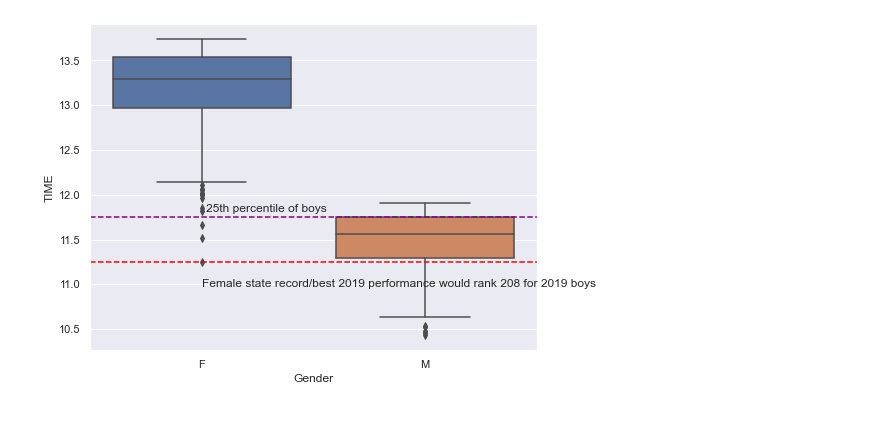
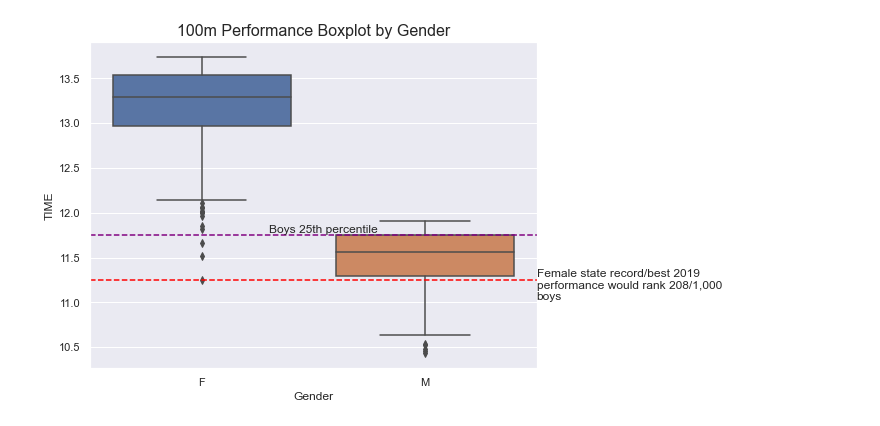
Before and after one commit to cacalc/Track-Times-Python-Code, a Jupyter notebook: TrackTimes.ipynb, the cells around one changed output. Drawn from its saved outputs; the diff is of its cells as text; code cells hidden in the pictures.

```diff
--- a/TrackTimes.ipynb
+++ b/TrackTimes.ipynb
@@ -60,12 +110,14 @@ def feetConversion(x):
 # %%
+# Create gender and event lists to build a loop to load data
 genderList = ['M', 'F']
-eventList = ['100','200','100mH','200','300mH','400','800','1600','3200','Discus','HighJump',
-        'Javelin','LongJump','ShotPut','TripleJump']
+eventList = ['100m','200m','400m','800m','1600m','3200m','Discus','HighJump',
+       'Javelin','LongJump','ShotPut','TripleJump']
 
 
-femaleStateRecords = {'100':11.25, '200': 22.95, '100mH':12.95,
-                      '400': 52.82, '300mH':41.10,
-                     '800': 120.07, '1600':277.07, '3200':594.75,
+# Female state records (best of all time) in a dict to compare to 2019 data
+femaleStateRecords = {'100m':11.25, '200m': 22.95, '100mH':12.95,
+                      '400m': 52.82, '300mH':41.10,
+                     '800m': 120.07, '1600m':277.07, '3200m':594.75,
                      '300mH':41.10, 'Discus':feetConversion('169-2') ,
                       'HighJump':feetConversion('6-1'),
                      'Javelin':feetConversion('185-8'), 'LongJump':feetConversion('20-8.5'),
@@ -74,65 +128,81 @@ femaleStateRecords = {'100':11.25, '200': 22.95, '100mH':12.95,
 for event in eventList:
     femaleDF = pd.read_csv(r'outdoorF{eventName}.csv'.format(eventName = event), encoding= 'unicode_escape')
     maleDF = pd.read_csv(r'outdoorM{eventName}.csv'.format(eventName = event), encoding= 'unicode_escape')
-    print(femaleDF.columns[1], event)
 
+    # Set analysis column variable to either Time or Mark (length in feet) based on column value in the Female dataset
+    # This determines how the data gets cleaned
     if femaleDF.columns[1] == 'TIME':
         analysisColumn = 'TIME'
     else:
         analysisColumn = 'MARK'
 
-    dfList = [femaleDF , maleDF]
+    dfList = [maleDF, femaleDF]
 
     for df in dfList:
-        df[analysisColumn] = df[analysisColumn].astype({analysisColumn: 'str'})
+        #clean up data: convert to string, removeLeadingZeros, replace any extra text
+        df[analysisColumn] = df[analysisColumn].astype('str')
         df[analysisColumn] = df[analysisColumn].apply(lambda x: removeLeadingZeros(x))
+
         df[analysisColumn] = df[analysisColumn].apply(lambda x: x.lower())
-        df[analysisColumn] = df[analysisColumn].replace(to_replace ='\s|[a-z]', value = '', regex = True)
+        df[analysisColumn] = df[analysisColumn].dropna(axis=0)
 
-        if analysisColumn == 'TIME':
+        if analysisColumn == 'TIME': #clean up data if it is a time
+            df[analysisColumn] = df[analysisColumn].replace(to_replace ='\s|[a-z]', value = '', regex = True)
             df[analysisColumn] = df[analysisColumn].apply(lambda x: secondsConversion(x))
-        else:
-            df[analysisColumn] = df[analysisColumn].dropna()
-            df[analysisColumn] = df[analysisColumn].replace('', '0-0')
+
+        else: #clean up Mark type data
             df[analysisColumn] = df[analysisColumn].apply(lambda x: feetConversion(x))
 
-        df[analysisColumn] = df[analysisColumn][df[analysisColumn] != 0]
 
+        df[analysisColumn] = df[analysisColumn].astype('float') #convert to float type
+        df = df[df[analysisColumn] > 0] #remove zeros from dataset
 
+    #define Gender column
     femaleDF['Gender'] = 'F'
     maleDF['Gender'] = 'M'
 
+    #combine male and female data together into a single dataframe
     finalDF = pd.concat([femaleDF[[analysisColumn, 'Gender']], maleDF[[analysisColumn, 'Gender']]])
+    finalDF = finalDF[finalDF[analysisColumn] > 0]
 
+    #create boxplot using Seaborn library
     sns.set(rc={'figure.figsize':(8,6)})
+    ax = sns.boxplot(x="Gender", y=analysisColumn, data=finalDF)
+    graphTitle = event + " Performance Boxplot by Gender"
+    ax.set_title(graphTitle, fontsize=16)
 
-    ax = sns.boxplot(x="Gender", y=analysisColumn, data=finalDF)
+    #use bestPerformancePositions to set position of markers on box plot
+    #create variables to set markers on the graph that compares key metrics such as top female
+    bestFemalePerformance2019 = bestPerformancePositions(analysisColumn, femaleDF['Gender'], maleDF['Gender'])[0]
+    maleTop25Percentile2019 = bestPerformancePositions(analysisColumn, femaleDF['Gender'], maleDF['Gender'])[1]
+    bestFemaleRankingInBoys2019 = bestPerformancePositions(analysisColumn, femaleDF['Gender'], maleDF['Gender'])[2]
 
-    bestFemalePerformance2019 = femaleDF[analysisColumn][0]
-    maleTop75Performance2019 = maleDF[analysisColumn][751]
-
-    bestFemaleRankingInBoys2019 = maleDF[analysisColumn][maleDF[analysisColumn] < bestFemalePerformance2019]
-    bestFemaleRankingInBoys2019 = bestFemaleRankingInBoys2019.shape[0]
-
-    textPosition1 = bestFemalePerformance2019-0.025*bestFemalePerformance2019 #set good text position for the writing
+    textPosition1 = bestFemalePerformance2019-0.02*bestFemalePerformance2019 #set good text position for the writing
     ax.axhline(bestFemalePerformance2019, ls='--', color = "red")
 
-    if bestFemalePerformance2019 == femaleStateRecords[event]:
-        ax.text(0.0001, textPosition1,
-                "Female state record/best 2019 performance would rank " + str(bestFemaleRankingInBoys2019) + " for 2019 boys")
+    if bestFemalePerformance2019 == femaleStateRecords[event]: #if female state record is the same as best 2019 performance
+        ax.text(1.5, textPosition1,
+                "Female state record/best 2019" + "\n" + "performance would rank " + str(bestFemaleRankingInBoys2019) +
+                "/1,000" +"\n" + "boys")
 
-    else:
-        ax.text(0.0001, textPosition1,
-                "Best 2019 performance would rank " + str(bestFemaleRankingInBoys2019) + " for 2019 boys")
+    else: #if female state record is not the same as 2019 perforamnce
+        ax.text(1.5, textPosition1,
+                "Best Female 2019 performance" + "\n" + "would rank " + str(bestFemaleRankingInBoys2019) +
+                "/1000" + "\n" + "boys")
 
-
-    textPosition2 = maleTop75Performance2019 + 0.005 * maleTop75Performance2019
-    ax.axhline(maleTop75Performance2019, ls='--', color = 'purple')
-    ax.text(0.02, textPosition2, "25th percentile of boys")
+    #print(maleTop75Performance2019)
+    textPosition2 = maleTop25Percentile2019 + 0.002*maleTop25Percentile2019
+    ax.axhline(maleTop25Percentile2019, ls='--', color = 'purple')
+    ax.text(.3, textPosition2, "Boys 25th percentile")
     plt.show()
 
-    plt.hist([femaleDF[analysisColumn] , maleDF[analysisColumn]])
+    print('\n \n')
+
+    #plot histogram to compare gender performance
+    ax2 = sns.histplot(data = finalDF, x=analysisColumn, hue='Gender')
+    graphTitle2 = event + " Performance Histogram by Gender"
+    ax2.set_title(graphTitle2, fontsize=16)
 
     plt.show()
-    #need fractions, PA state records
+    print('\n \n \n \n')
 # %% [output]
@@ -140 +209 @@ TIME 100
-[figure, old version]
+[figure, new version]
```
Also changed, not shown: parts of 16 cells of this notebook.
